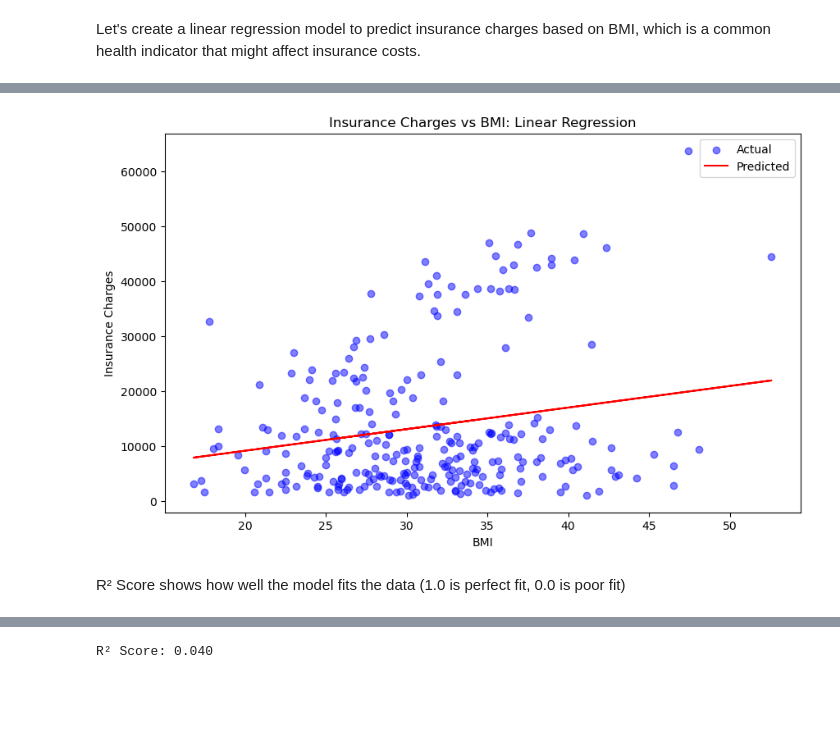
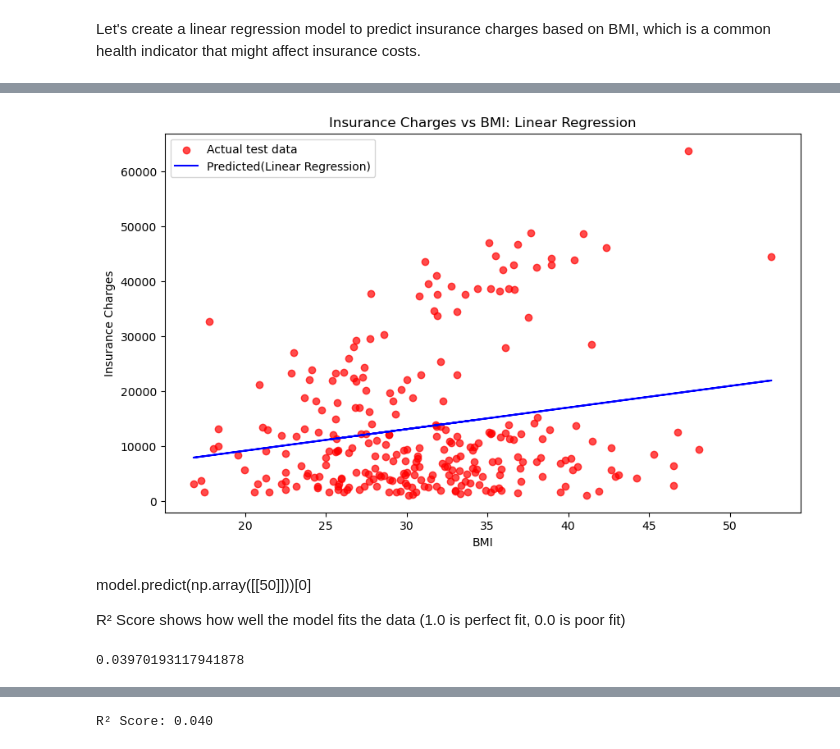
Before and after one commit to bsmarkusz/Avg-BMI-per-region, a Jupyter notebook: wykresy.ipynb, the cells around one changed output, grey strips where cells are left out. Cells and saved outputs as stored; diff of their text form; code cells hidden in the pictures; blank space fills up the shorter version.

Commit message:
add linear regression model:

```diff
--- a/wykresy.ipynb
+++ b/wykresy.ipynb
@@ -61,14 +84,22 @@ model.fit(X_train, y_train)
 y_pred = model.predict(X_test)
 # %%
 plt.figure(figsize=(10, 6))
-plt.scatter(X_test, y_test, color='blue', alpha=0.5, label='Actual')
-plt.plot(X_test, y_pred, color='red', label='Predicted')
+plt.scatter(X_test, y_test, color='red', alpha=0.7, label='Actual test data')
+plt.plot(X_test, y_pred, color='b', label='Predicted(Linear Regression)')
 plt.xlabel('BMI')
 plt.ylabel('Insurance Charges')
 plt.title('Insurance Charges vs BMI: Linear Regression')
 plt.legend()
 plt.show()
 # %% [output]
-[figure, old version]
+[figure, new version]
 # %% [markdown]
+model.predict(np.array([[50]]))[0]
+
+
 R² Score shows how well the model fits the data (1.0 is perfect fit, 0.0 is poor fit)
+# %%
+#score the model
+model.score(X_test, y_test)
+# %% [output]
+0.03970193117941878
```
Also changed, not shown: parts of 14 cells of this notebook.
